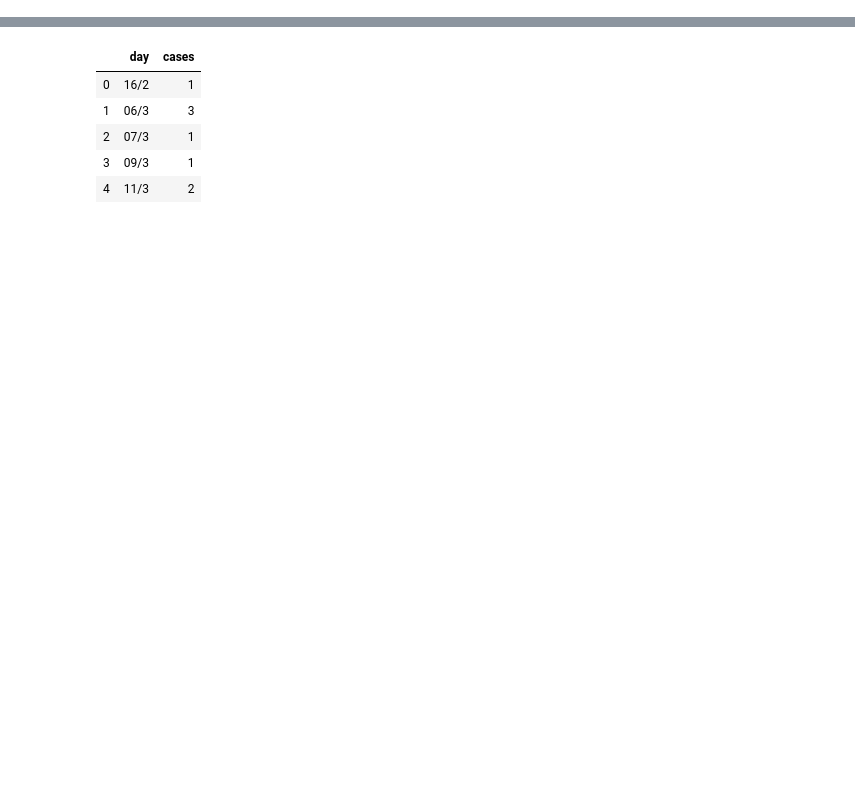
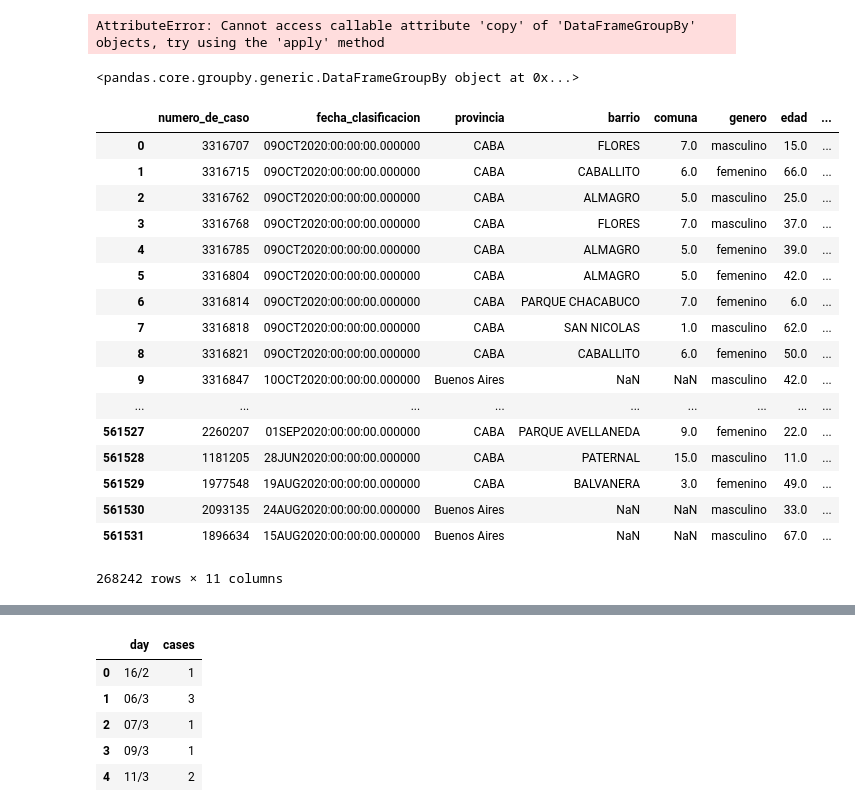
Before and after one commit to JoaquinPolonuer/covid_analysis_caba, a Jupyter notebook: analisis_casos.ipynb, the cells around one changed output, grey strips where cells are left out. Drawn from its saved outputs; the diff is of its cells as text; code cells hidden in the pictures; blank space fills up the shorter version.

```diff
--- a/analisis_casos.ipynb
+++ b/analisis_casos.ipynb
@@ -8,7 +28,37 @@ casos_confirmados = dat[dat["clasificacion"]=="confirmado"].copy()
+# %%
+dat[dat["clasificacion"]=="confirmado"][dat["fallecido"] == "si"][dat["provincia"] == "CABA"]
+p
+# %% [output]
+AttributeError: Cannot access callable attribute 'copy' of 'DataFrameGroupBy' objects, try using the 'apply' method
+# %%
+personas
+# %% [output]
+<pandas.core.groupby.generic.DataFrameGroupBy object at 0x...>
 # %%
 del casos_confirmados["fecha_apertura_snvs"]
 del casos_confirmados["fecha_toma_muestra"]
 del casos_confirmados["clasificacion"]
+# %%
+casos_confirmados
+# %% [output]
+|  | numero_de_caso | fecha_clasificacion | provincia | barrio | comuna | genero | edad | ... |
+| 0 | 3316707 | 09OCT2020:00:00:00.000000 | CABA | FLORES | 7.0 | masculino | 15.0 | ... |
+| 1 | 3316715 | 09OCT2020:00:00:00.000000 | CABA | CABALLITO | 6.0 | femenino | 66.0 | ... |
+| 2 | 3316762 | 09OCT2020:00:00:00.000000 | CABA | ALMAGRO | 5.0 | masculino | 25.0 | ... |
+| 3 | 3316768 | 09OCT2020:00:00:00.000000 | CABA | FLORES | 7.0 | masculino | 37.0 | ... |
+| 4 | 3316785 | 09OCT2020:00:00:00.000000 | CABA | ALMAGRO | 5.0 | femenino | 39.0 | ... |
+| 5 | 3316804 | 09OCT2020:00:00:00.000000 | CABA | ALMAGRO | 5.0 | femenino | 42.0 | ... |
+| 6 | 3316814 | 09OCT2020:00:00:00.000000 | CABA | PARQUE CHACABUCO | 7.0 | femenino | 6.0 | ... |
+| 7 | 3316818 | 09OCT2020:00:00:00.000000 | CABA | SAN NICOLAS | 1.0 | masculino | 62.0 | ... |
+| 8 | 3316821 | 09OCT2020:00:00:00.000000 | CABA | CABALLITO | 6.0 | femenino | 50.0 | ... |
+| 9 | 3316847 | 10OCT2020:00:00:00.000000 | Buenos Aires | NaN | NaN | masculino | 42.0 | ... |
+| ... | ... | ... | ... | ... | ... | ... | ... | ... |
+| 561527 | 2260207 | 01SEP2020:00:00:00.000000 | CABA | PARQUE AVELLANEDA | 9.0 | femenino | 22.0 | ... |
+| 561528 | 1181205 | 28JUN2020:00:00:00.000000 | CABA | PATERNAL | 15.0 | masculino | 11.0 | ... |
+| 561529 | 1977548 | 19AUG2020:00:00:00.000000 | CABA | BALVANERA | 3.0 | femenino | 49.0 | ... |
+| 561530 | 2093135 | 24AUG2020:00:00:00.000000 | Buenos Aires | NaN | NaN | masculino | 33.0 | ... |
+| 561531 | 1896634 | 15AUG2020:00:00:00.000000 | Buenos Aires | NaN | NaN | masculino | 67.0 | ... |
+268242 rows × 11 columns
 # %%
 meses_replace = {"JAN":1,"FEB":2,"MAR":3,"APR":4,"MAY":5,"JUN":6,"JUL":7,"AUG":8,"SEP":9,"OCT":10,"NOV":11,"DEC":12}
 # %%
```
Also changed, not shown: parts of 5 cells of this notebook, 5 other files.
